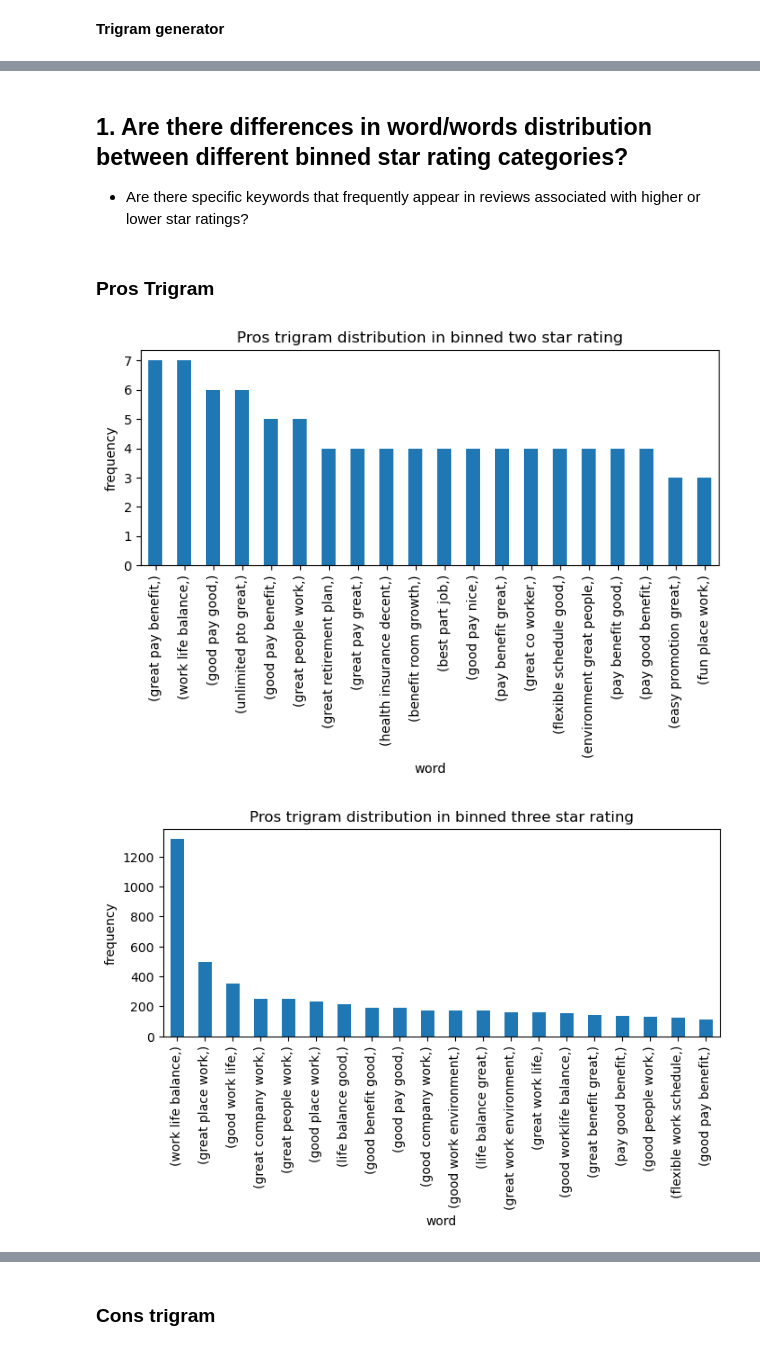
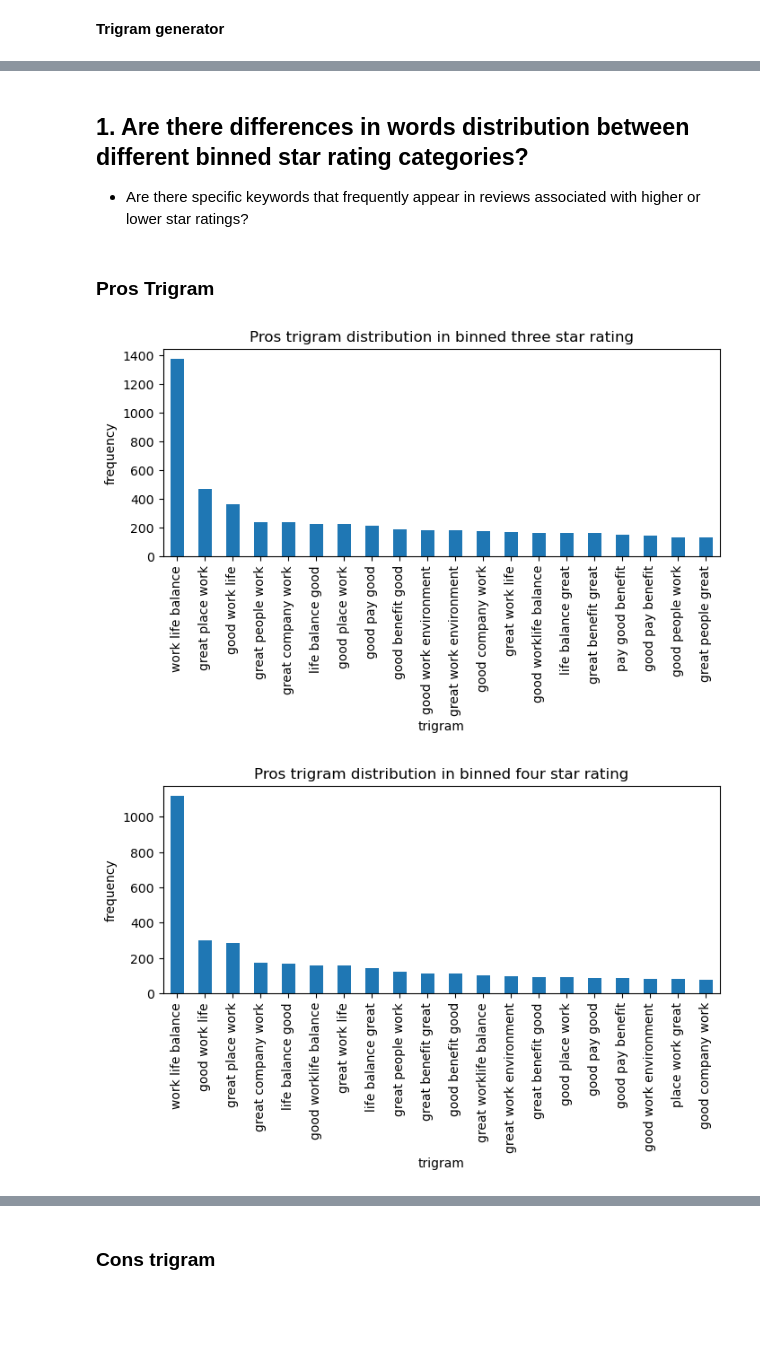
Before and after one commit to glassdoorstars/glassdoor-rating-predictions, a Jupyter notebook: trigramexplore.ipynb, the cells around one changed output, grey strips where cells are left out. Saved outputs shown, nothing was run; the diff lists cells and outputs as text; code cells hidden in the pictures; blank space fills up the shorter version.

```diff
--- a/trigramexplore.ipynb
+++ b/trigramexplore.ipynb
@@ -9,7 +15,10 @@ import wrangle
 # %% [markdown]
 **Prep data**
 # %%
-train, val, test = wrangle.wrangle_glassdoor()
+# get data using the wrangle_glassdoor function
+original_df, unicountvect,bicount_vect,tricount_vect = wrangle.wrangle_glassdoor()
 # %%
+# separate the origianal data in train validate and test for data exploration on train
+train, val, test = original_df
 train.head()
 # %% [output]
@@ -40,10 +47,0 @@ def generate_trigrams(lemmatized):
-# %%
-# Define bin edges
-bin_edges = [2.0, 2.9, 3.9, 4.9]
-
-# Define bin labels
-bin_labels = ['Two', 'Three', 'Four']
-
-# Bin the 'Values' column
-train['binned_rating'] = pd.cut(train['rating'], bins=bin_edges, labels=bin_labels)
-train.head(2)
@@ -54,23 +48,39 @@ train.head(2)
+# %%
+# Star ratings
+bin_labels = ["Three", "Four"]
 # %% [markdown]
-## 1. Are there differences in word/words distribution between different binned star rating categories?
+## 1. Are there differences in words distribution between different binned star rating categories?
 
 - Are there specific keywords that frequently appear in reviews associated with higher or lower star ratings?
 # %% [markdown]
 ### Pros Trigram
 # %%
+# Iterate over each bin label in 'bin_labels' - This likely represents different star rating categories.
 for i in bin_labels:
-    plt.figure(figsize=(8,3))
+    # Create a new figure for each bin label with specific dimensions for plotting.
+    plt.figure(figsize=(8, 3))
+
+    # Filter the 'pros' text data for the current bin label from the 'train' dataset.
     bin_data = train.pros_lemmatized[train.binned_rating == i]
+
+    # Generate trigrams from the lemmatized 'pros' text within the current bin.
     trigram = generate_trigrams(" ".join(bin_data.values))
+
+    # Create a DataFrame from the generated trigrams.
     trigram_df = pd.DataFrame({'star_trigrams': trigram})
 
+    # Calculate trigram counts and plot the top 20 most frequent trigrams as a bar chart.
+    pd.Series(trigram_df['star_trigrams'].value_counts().head(20)).plot(kind="bar")
 
-    # Calculate word counts
-    pd.Series(trigram_df.value_counts().head(20).plot(kind="bar"))
+    # Set the title of the plot based on the current bin label.
     plt.title(f"Pros trigram distribution in binned {i.lower()} star rating")
-    plt.xlabel("word")
+
+    # Label the x-axis as 'trigram' and the y-axis as 'frequency'.
+    plt.xlabel("trigram")
     plt.ylabel("frequency")
+
+    # Display the current plot.
     plt.show()
 # %% [output]
-[figure, old version]
+[figure, new version]
-[figure, old version]
+[figure, new version]
```
Also changed, not shown: parts of 15 cells of this notebook.
